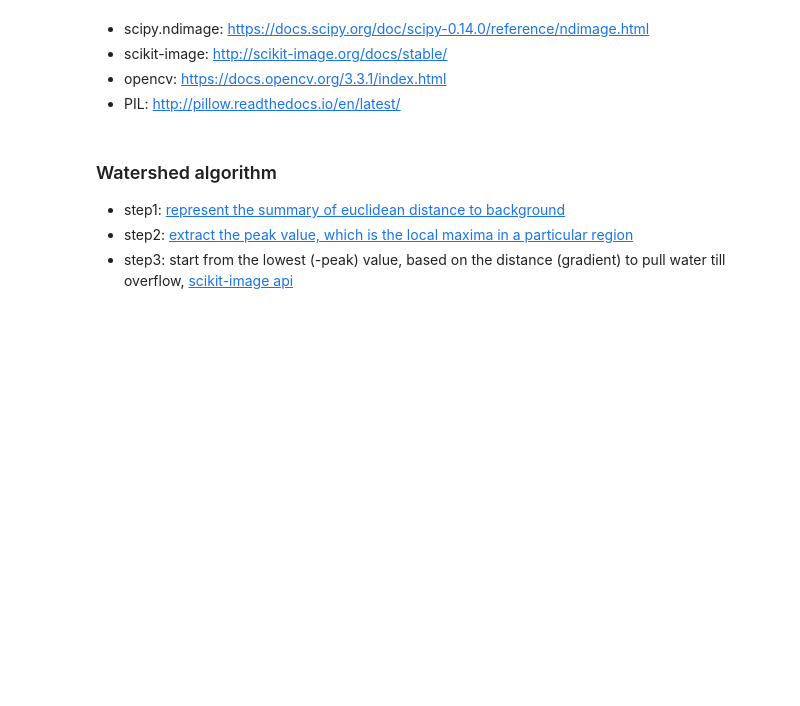
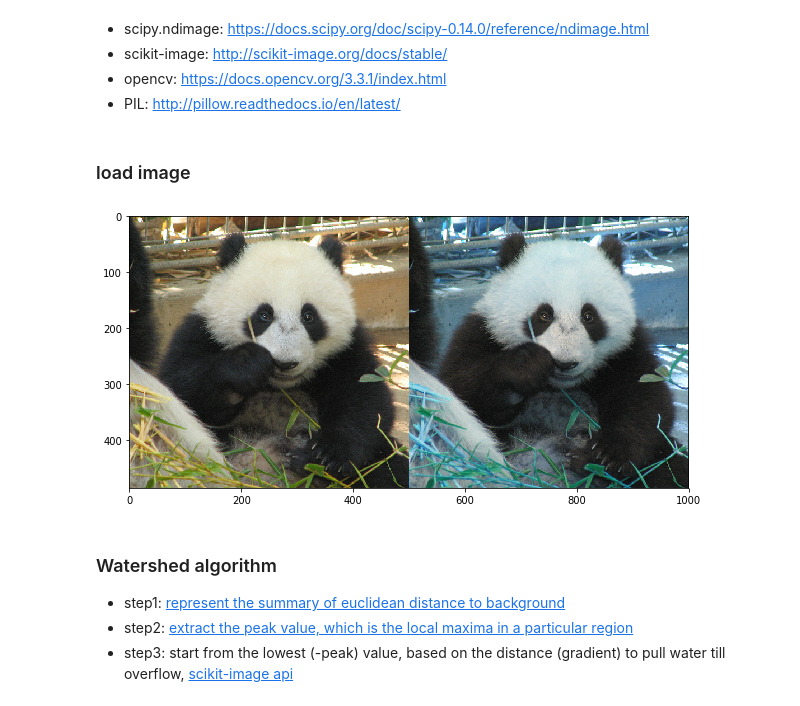
Before and after one commit to ronjian/Python-Practise, a Jupyter notebook: code_piece/cv.ipynb, the cells around one changed output. Cells and saved outputs as stored; diff of their text form; code cells hidden in the pictures; blank space fills up the shorter version.

```diff
--- a/code_piece/cv.ipynb
+++ b/code_piece/cv.ipynb
@@ -16,8 +15,11 @@ img = "assets/panda.jpg"
+# %% [markdown]
+### load image
 # %%
-# load image
-cv_arr = cv2.imread(img)
+img = "assets/panda.jpg"
+cv_frame = cv2.imread(img)
 skimage_arr = imread(img) # based on PIL
 scimg_arr = ndi.imread(img) # based on PIL
+mpimg_arr = mpimg.imread(img) # based on PIL
 pil_arr = PIL.Image.open(img)
 # %%
 assert np.all(skimage_arr == scimg_arr)
@@ -25,3 +28,8 @@ assert np.all(skimage_arr == pil_arr)
+# %%
+plt.imshow(np.concatenate((pil_arr, cv_frame), axis = 1))
+plt.show()
+# %% [output]
+[figure, added]
 # %% [markdown]
 ### Watershed algorithm
 
```
Also changed, not shown: parts of 8 cells of this notebook, 7 other files.
